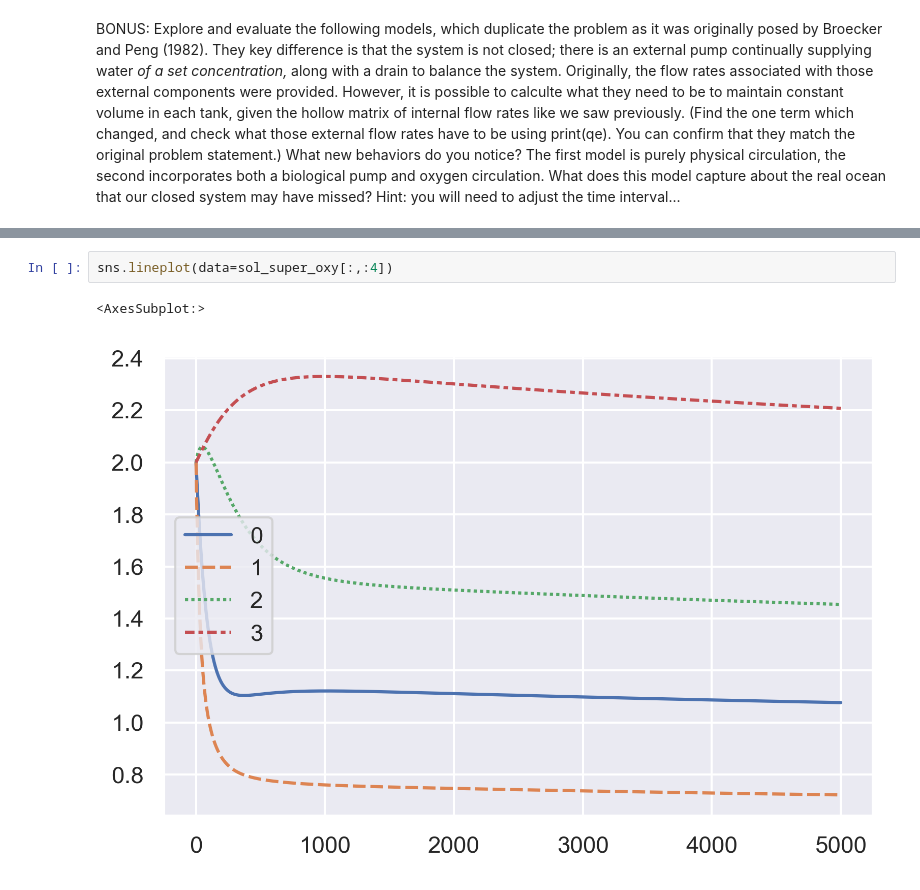
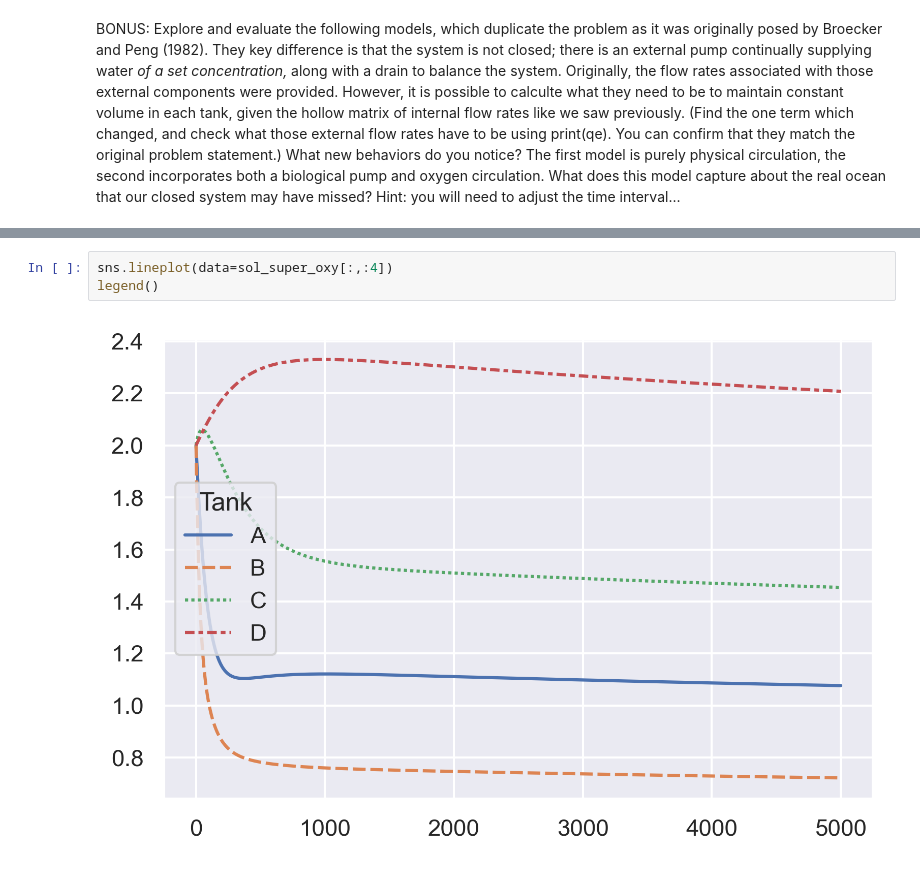
Before and after one commit to hernypeterson/nutrient-model, a Jupyter notebook: nutrient-model.ipynb, the cells around one changed output, grey strips where cells are left out. Saved outputs shown, nothing was run; the diff lists cells and outputs as text.

Commit message:
legends

```diff
--- a/nutrient-model.ipynb
+++ b/nutrient-model.ipynb
@@ -212,6 +214,6 @@ sns.lineplot(data=sol_super_oxy[:,4:])
 [figure]
 # %%
 sns.lineplot(data=sol_super_oxy[:,:4])
+legend()
 # %% [output]
-<AxesSubplot:>
-[figure, old version]
+[figure, new version]
```
Also changed, not shown: parts of 3 cells of this notebook.
